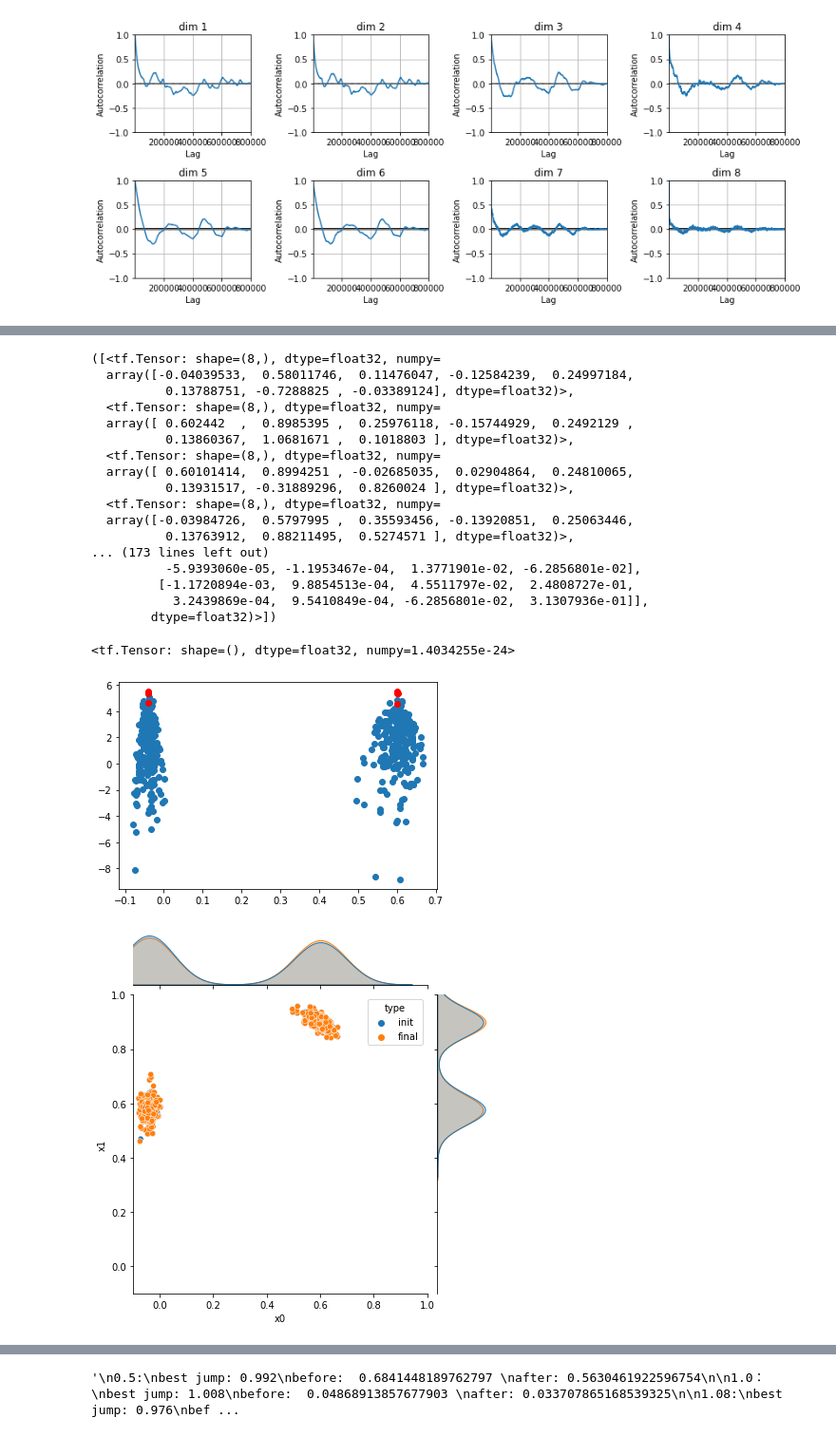
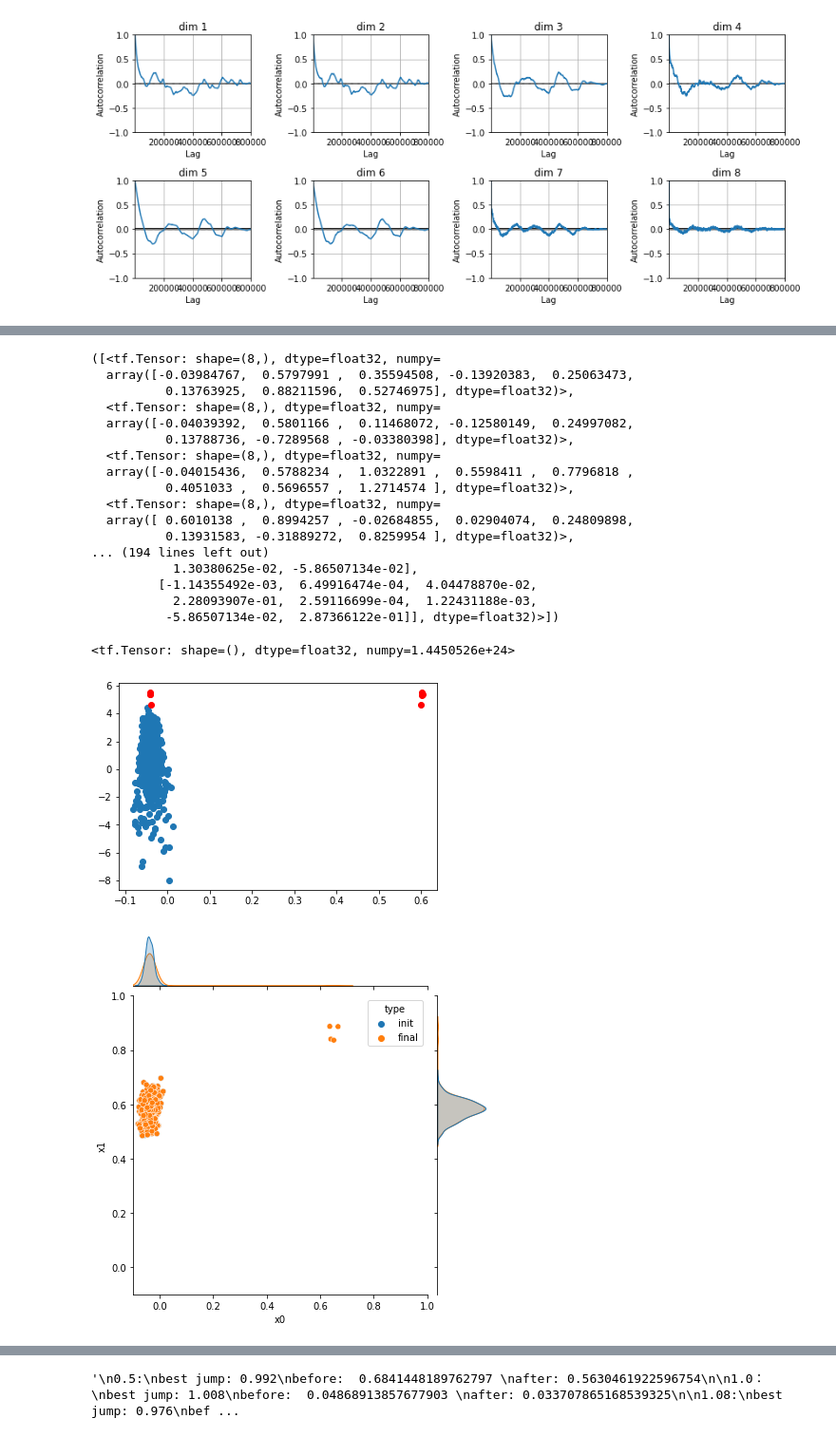
Before and after one commit to XingLLiu/u-stat-high-dim, a Jupyter notebook: sensor_network.ipynb, the cells around one changed output, grey strips where cells are left out. Shown at 95% size. Saved outputs shown, nothing was run; the diff lists cells and outputs as text; code cells hidden in the pictures.

```diff
--- a/sensor_network.ipynb
+++ b/sensor_network.ipynb
@@ -406,10 +406,11 @@ n = 1000
 # ind = tf.range(start=0, limit=800000, delta=800000//n)
 ind = tf.constant(range(0, 400*n, 400))
 
-ram_scale = 1.08
+ram_scale = 0.1 #!1.08
 
 # mcmc_res = pd.read_csv(f"res/sensors/modified_ram_{ram_scale}.csv")
-mcmc_res = pd.read_csv(f"res/sensors/modified_ram{ram_scale}/seed1.csv")
+# mcmc_res = pd.read_csv(f"res/sensors/modified_ram{ram_scale}/seed1.csv")
+mcmc_res = pd.read_csv(f"res/sensors_n_seed9/modified_ram{ram_scale}/seed9.csv")
 
 samples_off = tf.constant(mcmc_res.loc[ind].to_numpy(), dtype=tf.float32)
 # %%
@@ -552,45 +521,46 @@ plot_sensors(samples_off,
 mode_list, inv_hess_list
 # %% [output]
 ([<tf.Tensor: shape=(8,), dtype=float32, numpy=
-  array([-0.04039533,  0.58011746,  0.11476047, -0.12584239,  0.24997184,
-          0.13788751, -0.7288825 , -0.03389124], dtype=float32)>,
+  array([-0.03984767,  0.5797991 ,  0.35594508, -0.13920383,  0.25063473,
+          0.13763925,  0.88211596,  0.52746975], dtype=float32)>,
   <tf.Tensor: shape=(8,), dtype=float32, numpy=
-  array([ 0.602442  ,  0.8985395 ,  0.25976118, -0.15744929,  0.2492129 ,
-          0.13860367,  1.0681671 ,  0.1018803 ], dtype=float32)>,
+  array([-0.04039392,  0.5801166 ,  0.11468072, -0.12580149,  0.24997082,
+          0.13788736, -0.7289568 , -0.03380398], dtype=float32)>,
   <tf.Tensor: shape=(8,), dtype=float32, numpy=
-  array([ 0.60101414,  0.8994251 , -0.02685035,  0.02904864,  0.24810065,
-          0.13931517, -0.31889296,  0.8260024 ], dtype=float32)>,
+  array([-0.04015436,  0.5788234 ,  1.0322891 ,  0.5598411 ,  0.7796818 ,
+          0.4051033 ,  0.5696557 ,  1.2714574 ], dtype=float32)>,
   <tf.Tensor: shape=(8,), dtype=float32, numpy=
-  array([-0.03984726,  0.5797995 ,  0.35593456, -0.13920851,  0.25063446,
-          0.13763912,  0.88211495,  0.5274571 ], dtype=float32)>,
-... (173 lines left out)
-          -5.9393060e-05, -1.1953467e-04,  1.3771901e-02, -6.2856801e-02],
-         [-1.1720894e-03,  9.8854513e-04,  4.5511797e-02,  2.4808727e-01,
-           3.2439869e-04,  9.5410849e-04, -6.2856801e-02,  3.1307936e-01]],
-        dtype=float32)>])
+  array([ 0.6010138 ,  0.8994257 , -0.02684855,  0.02904074,  0.24809898,
+          0.13931583, -0.31889272,  0.8259954 ], dtype=float32)>,
+... (194 lines left out)
+           1.30380625e-02, -5.86507134e-02],
+         [-1.14355492e-03,  6.49916474e-04,  4.04478870e-02,
+           2.28093907e-01,  2.59116699e-04,  1.22431188e-03,
+          -5.86507134e-02,  2.87366122e-01]], dtype=float32)>])
+# %%
+tf.linalg.det(tf.linalg.inv(inv_hess_list[0]))
+# %% [output]
+<tf.Tensor: shape=(), dtype=float32, numpy=1.4450526e+24>
 # %%
 # #! impose inv hessians
-# inv_hess_list = [tf.eye(8)] * len(inv_hess_list)
+inv_hess_list_old = inv_hess_list
+inv_hess_list = [tf.eye(8)] * len(inv_hess_list)
 # %%
 # #! select only two modes
 # mode_list, inv_hess_list = mode_list[:2], inv_hess_list[:2]
-# %%
-tf.linalg.det(inv_hess_list[0])
-# %% [output]
-<tf.Tensor: shape=(), dtype=float32, numpy=1.4034255e-24>
 # %%
 xx = sample_off_train.numpy()
 _ = plt.scatter(xx[:, 0], log_prob_fn(xx))
 yy = tf.stack(mode_list, axis=0)
 _ = plt.scatter(yy[:, 0], log_prob_fn(yy), color="red")
 # %% [output]
-[figure, old version]
+[figure, new version]
 # %%
 proposal_dict = mcmc.prepare_proposal_input_all(mode_list=mode_list, inv_hess_list=inv_hess_list)
 # %%
 _, ind_pair_list = pairwise_directions(mode_list, return_index=True)
 # %%
-std = tf.linspace(0.8, 1.2, 51) #1.048
+std = tf.linspace(0.1, 1.1, 201) #1.048
 # %%
 T = 1000
 
@@ -600,32 +570,32 @@ mh = MCMCKernel(log_prob=log_prob_fn)
 mh.run(steps=T, std=std, x_init=xx, ind_pair_list=ind_pair_list, **proposal_dict)
 # %%
 if len(std) > 1:
-    x_all = mh.x[25]
+    x_all = mh.x[-1]
 else:
     x_all = mh.x
 
 x_0 = x_all[0, :, :].numpy()
 x_t = x_all[-1, :, :].numpy()
 
 x0_df = pd.DataFrame({f"x{i}": x_0[:, i] for i in range(dim)})
 x0_df["type"] = "init"
 
 xt_df = pd.DataFrame({f"x{i}": x_t[:, i] for i in range(dim)})
 xt_df["type"] = "final"
 
 xtrain_df = pd.DataFrame({f"x{i}": samples_off[:, i] for i in range(dim)})
 xtrain_df["type"] = "mcmc"
 
 
 perturbed_df = pd.concat([
 #     xtrain_df,
     x0_df,
     xt_df], ignore_index=True)
 
 _ = sns.jointplot(data=perturbed_df, x="x0", y="x1", hue="type",
                   xlim=(-.1, 1.),
                   ylim=(-.1, 1.),
  )
 # %% [output]
-[figure, old version]
+[figure, new version]
 # %%
```
Also changed, not shown: parts of 15 cells of this notebook, 14 other files.
